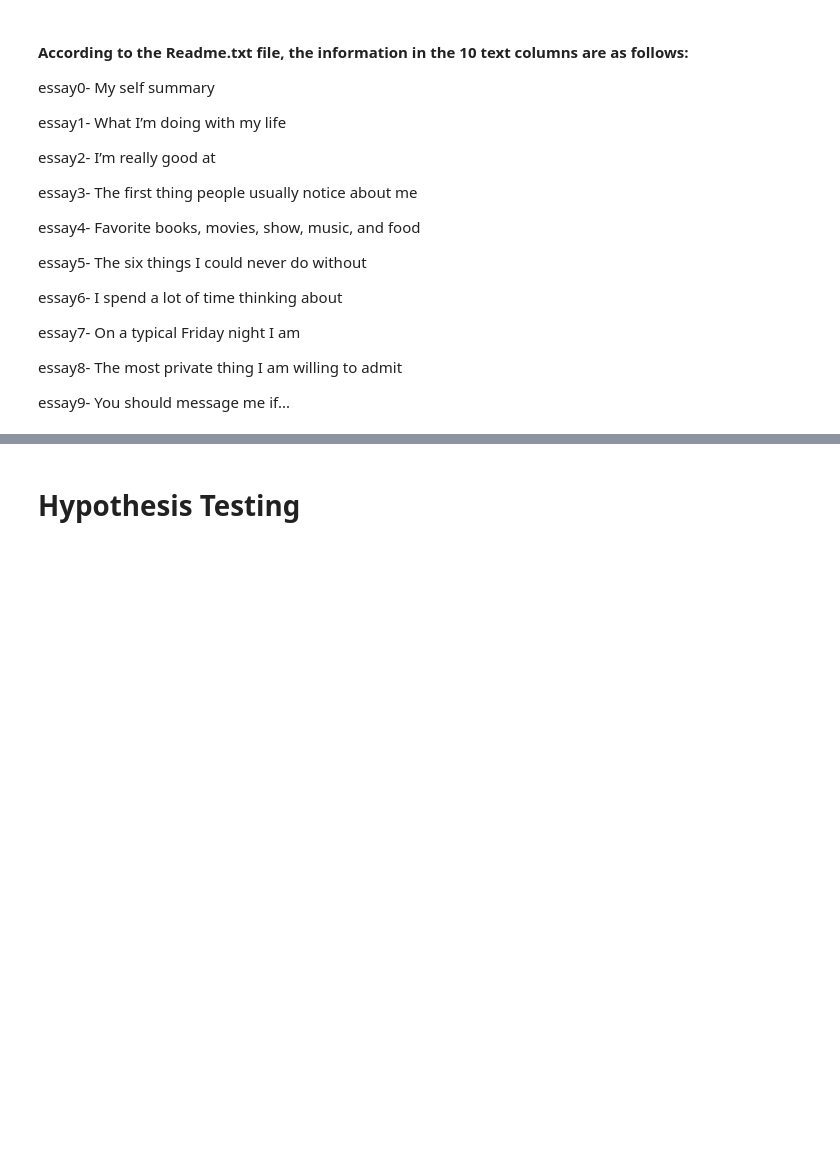
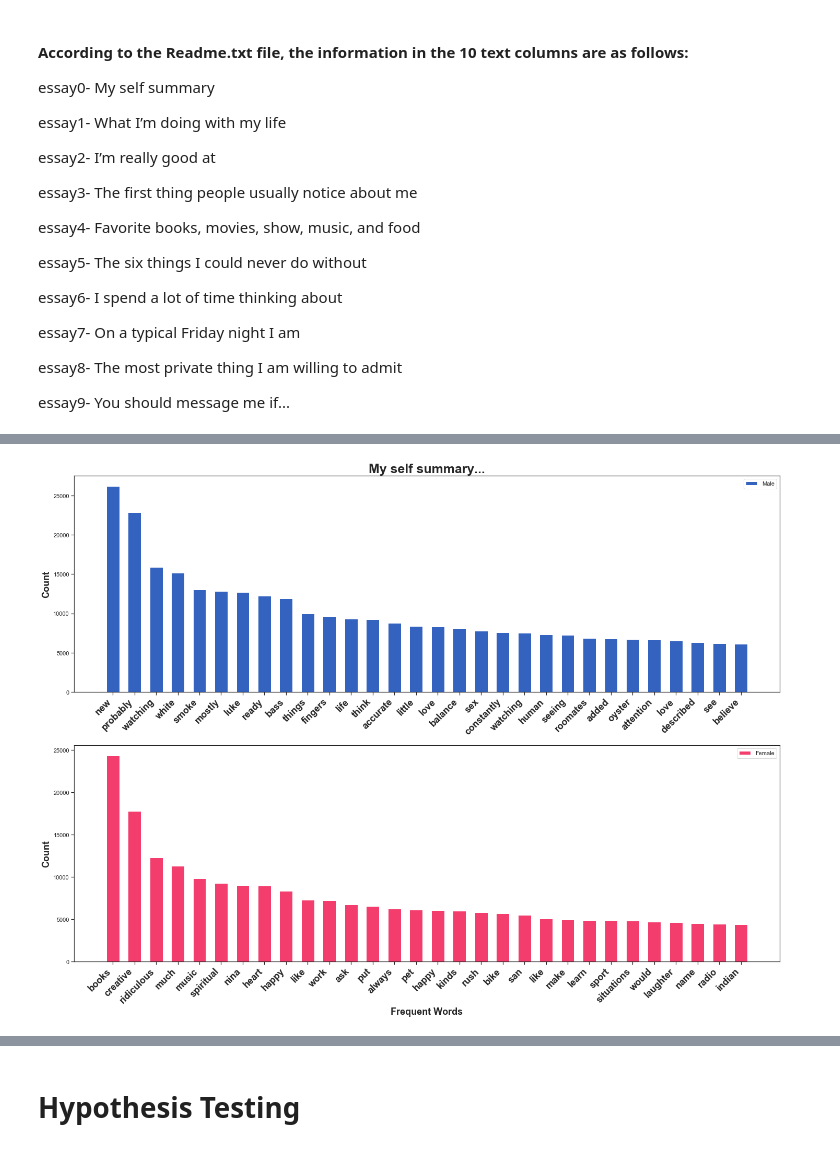
Before and after one commit to stuartxu2/OKCupid_matching, a Jupyter notebook: OKCupid_EDA.ipynb, the cells around one changed output, grey strips where cells are left out. Drawn from its saved outputs; the diff is of its cells as text; code cells hidden in the pictures; blank space fills up the shorter version.

```diff
--- a/OKCupid_EDA.ipynb
+++ b/OKCupid_EDA.ipynb
@@ -616,0 +528,11 @@ mask6 = np.array(Image.open(requests.get(
+# %%
+# essay0
+df_cloud0 = df.query('essay0.notnull()', engine='python')
+df_cloud0_m = df_cloud0.query('sex =="m"')
+df_cloud0_f = df_cloud0.query('sex =="f"')
+
+text0_m = " ".join(word for word in df_cloud0_m.essay0.sum())
+text0_f = " ".join(word for word in df_cloud0_f.essay0.sum())
+# %%
+word_count0_m = count_words(text0_m).head(30)
+word_count0_f = count_words(text0_f).head(30)
@@ -616,0 +543,4 @@ mask6 = np.array(Image.open(requests.get(
+# %%
+plot_word_frequency(word_count0_m, word_count0_f, 'My self summary...')
+# %% [output]
+[figure, added]
```
Also changed, not shown: parts of 56 cells of this notebook, 1 other file.
